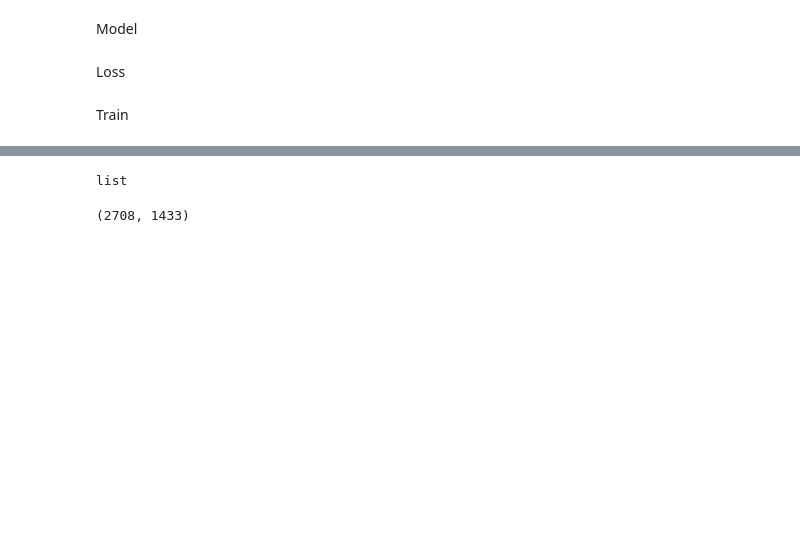
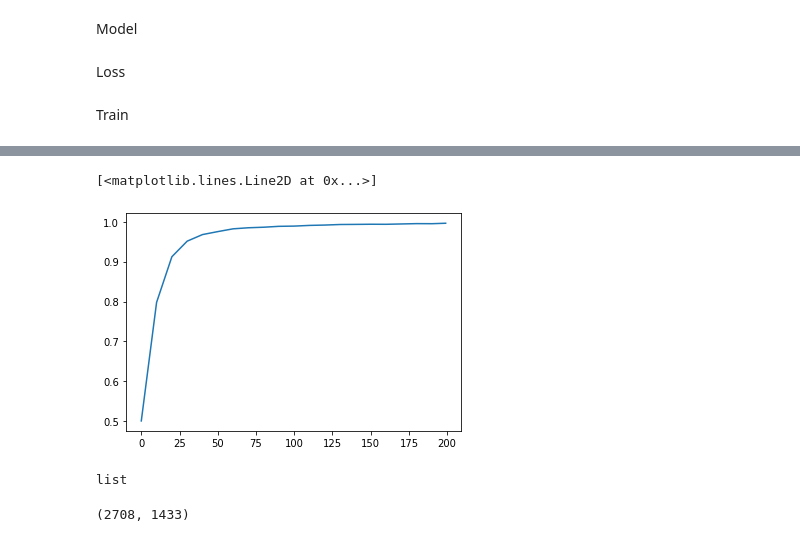
Before and after one commit to Nishant-Ramakuru/Inference-based-GNNS, a Jupyter notebook: JAX_GNN.ipynb, the cells around one changed output, grey strips where cells are left out. Drawn from its saved outputs; the diff is of its cells as text; code cells hidden in the pictures; blank space fills up the shorter version.

```diff
--- a/JAX_GNN.ipynb
+++ b/JAX_GNN.ipynb
@@ -479,3 +524,8 @@ KeyboardInterrupt: ignored
+# %%
+plt.plot(metrics['epoch'],metrics['train_roc_auc'])
+# %% [output]
+[<matplotlib.lines.Line2D at 0x...>]
+[figure, added]
 # %%
 cora_ds = load_dataset('/content/drive/MyDrive/GNNs/cora.pickle')
 # %%
```
Also changed, not shown: parts of 9 cells of this notebook.
